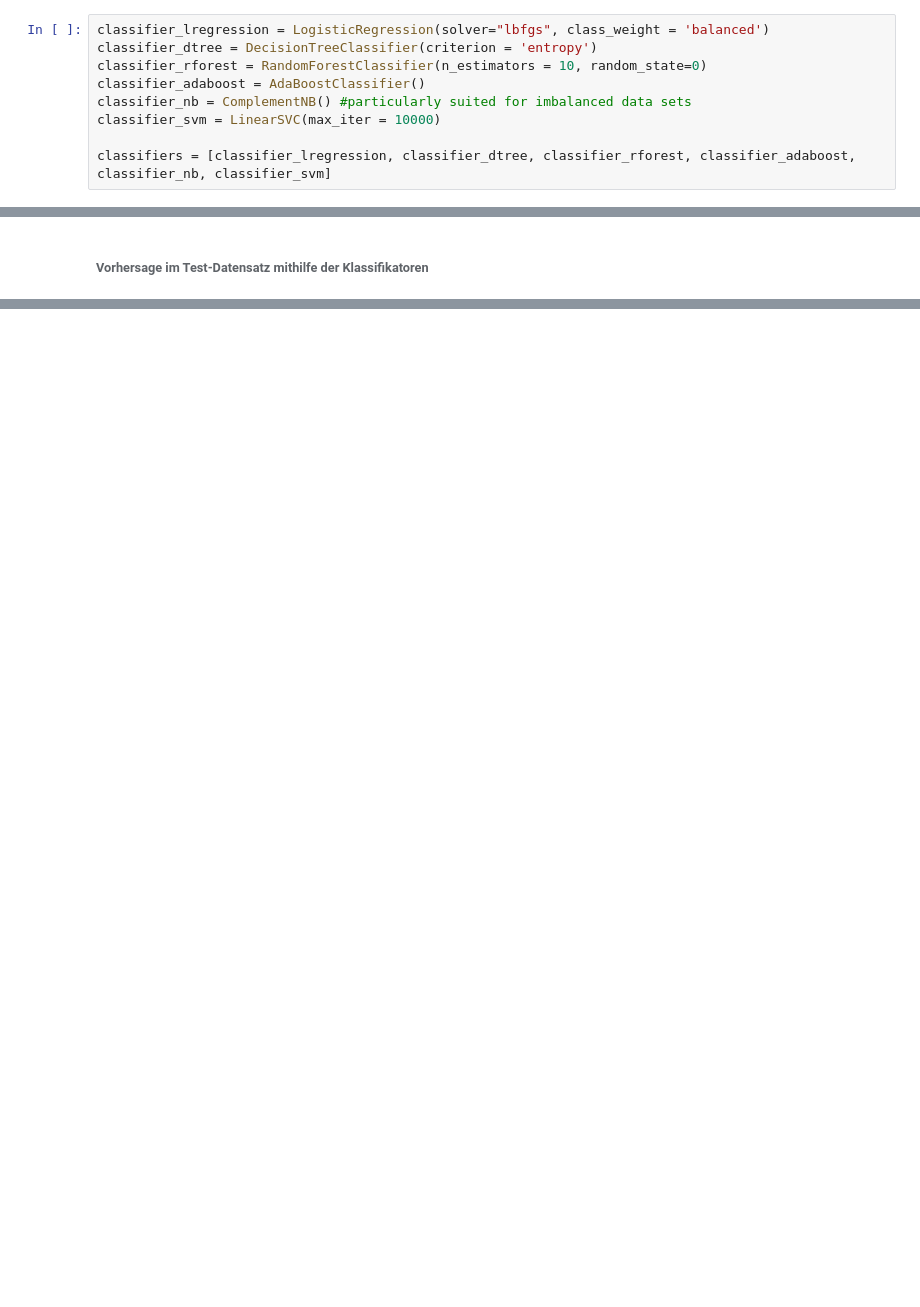
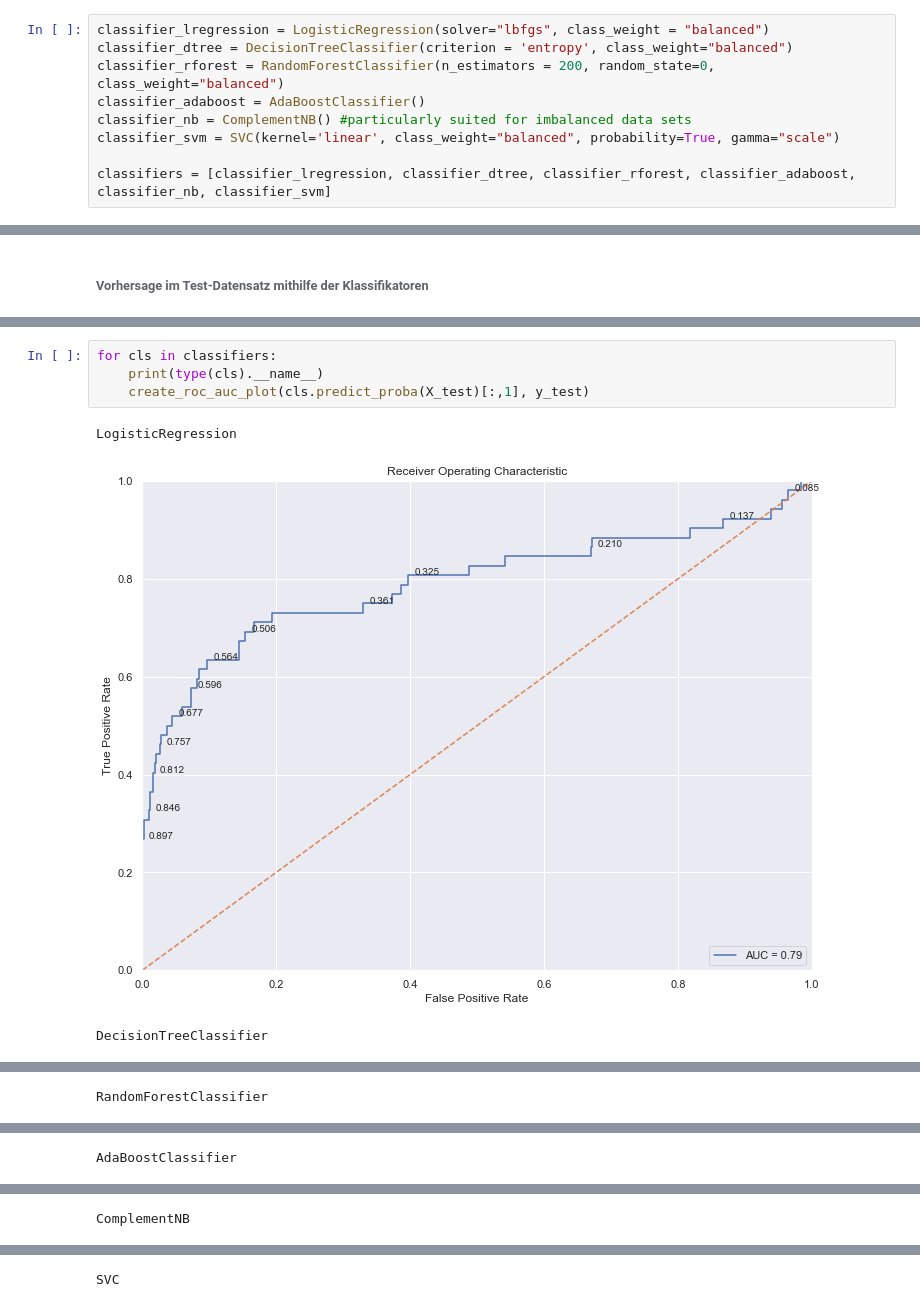
Before and after one commit to tecoKIT/smart-data-analytics, a Jupyter notebook: Uebung1/Exercise5.ipynb, the cells around one changed output, grey strips where cells are left out. Saved outputs shown, nothing was run; the diff lists cells and outputs as text; blank space fills up the shorter version.

```diff
--- a/Uebung1/Exercise5.ipynb
+++ b/Uebung1/Exercise5.ipynb
@@ -409,12 +421,12 @@ Zusammenfassend kann gesagt werden, dass class_weight="balanced" gesetzt werden
 # %% [markdown]
 Instanziieren der genannten Klassifikatoren
 # %%
-classifier_lregression = LogisticRegression(solver="lbfgs", class_weight = 'balanced')
-classifier_dtree = DecisionTreeClassifier(criterion = 'entropy')
-classifier_rforest = RandomForestClassifier(n_estimators = 10, random_state=0)
+classifier_lregression = LogisticRegression(solver="lbfgs", class_weight = "balanced")
+classifier_dtree = DecisionTreeClassifier(criterion = 'entropy', class_weight="balanced")
+classifier_rforest = RandomForestClassifier(n_estimators = 200, random_state=0, class_weight="balanced")
 classifier_adaboost = AdaBoostClassifier()
 classifier_nb = ComplementNB() #particularly suited for imbalanced data sets
-classifier_svm = LinearSVC(max_iter = 10000)
+classifier_svm = SVC(kernel='linear', class_weight="balanced", probability=True, gamma="scale")
 
 classifiers = [classifier_lregression, classifier_dtree, classifier_rforest, classifier_adaboost, classifier_nb, classifier_svm]
 # %% [markdown]
@@ -502,0 +548,8 @@ LinearSVC                0.62
+# %%
+for cls in classifiers:
+    print(type(cls).__name__)
+    create_roc_auc_plot(cls.predict_proba(X_test)[:,1], y_test)
+# %% [output]
+LogisticRegression
+[figure, added]
+DecisionTreeClassifier
@@ -502,0 +557 @@ LinearSVC                0.62
+RandomForestClassifier
@@ -502,0 +559 @@ LinearSVC                0.62
+AdaBoostClassifier
@@ -502,0 +561 @@ LinearSVC                0.62
+ComplementNB
@@ -502,0 +563 @@ LinearSVC                0.62
+SVC
```
Also changed, not shown: parts of 41 cells of this notebook.
